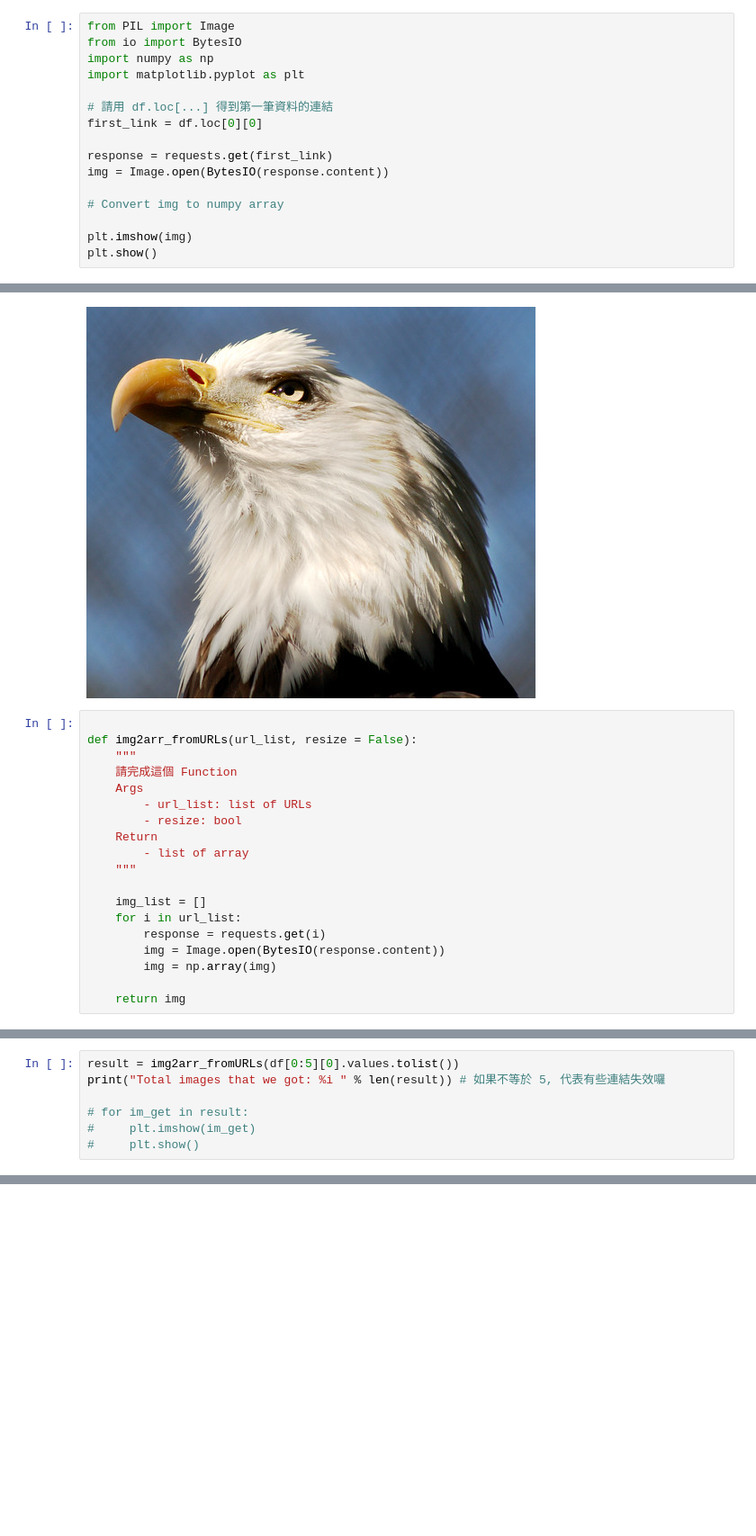
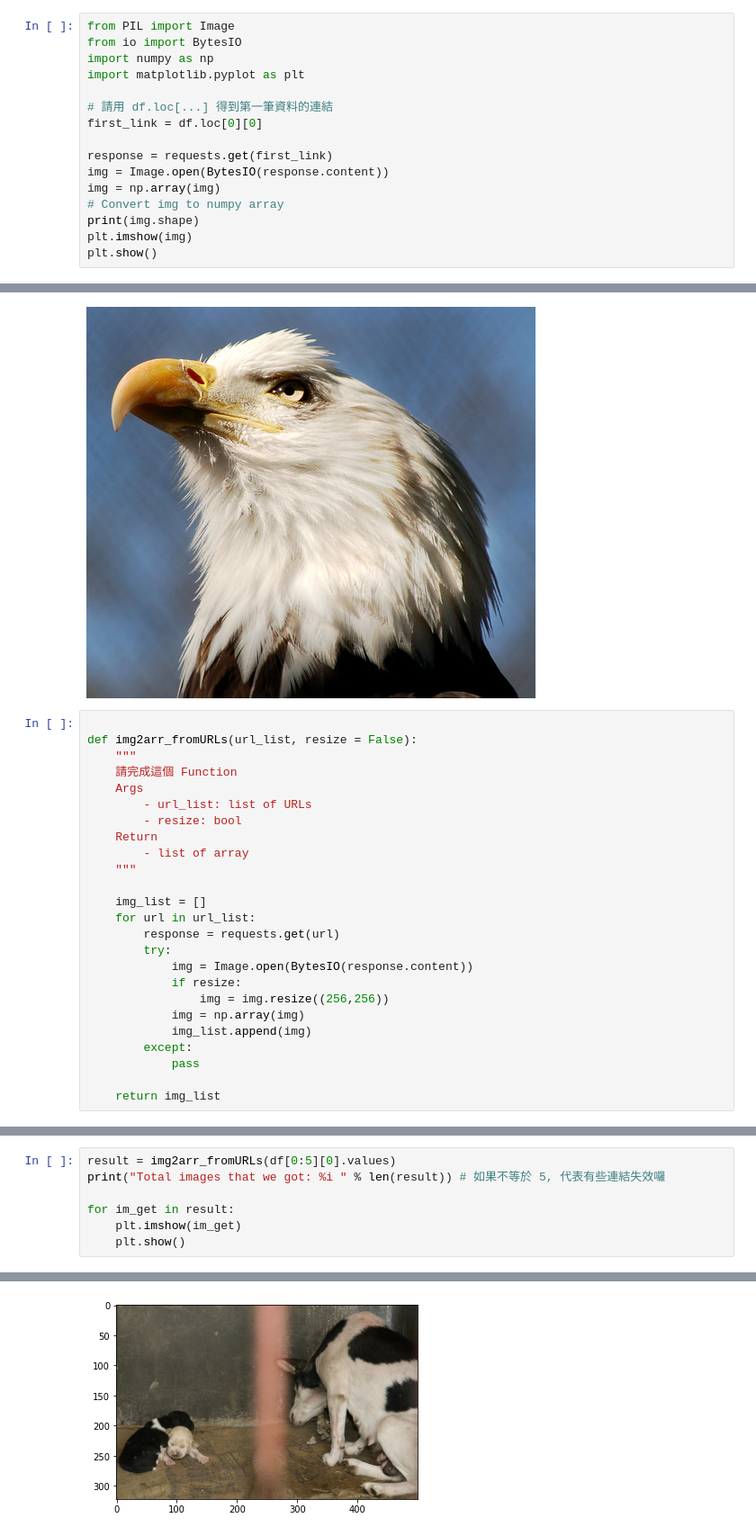
Before and after one commit to aaron0319/1st-DL-CVMarathon, a Jupyter notebook: Day_005-2_HW.ipynb, the cells around one changed output, grey strips where cells are left out. Shown at 90% size. Drawn from its saved outputs; the diff is of its cells as text; blank space fills up the shorter version.

```diff
--- a/Day_005-2_HW.ipynb
+++ b/Day_005-2_HW.ipynb
@@ -101,9 +101,9 @@ first_link = df.loc[0][0]
 
 response = requests.get(first_link)
 img = Image.open(BytesIO(response.content))
-
+img = np.array(img)
 # Convert img to numpy array
-
+print(img.shape)
 plt.imshow(img)
 plt.show()
 # %% [output]
@@ -136,9 +137,15 @@ def img2arr_fromURLs(url_list, resize = False):
     """
 
     img_list = []
-    for i in url_list:
-        response = requests.get(i)
-        img = Image.open(BytesIO(response.content))
-        img = np.array(img)
+    for url in url_list:
+        response = requests.get(url)
+        try:
+            img = Image.open(BytesIO(response.content))
+            if resize:
+                img = img.resize((256,256))
+            img = np.array(img)
+            img_list.append(img)
+        except:
+            pass
 
-    return img
+    return img_list
@@ -150,8 +152,8 @@ result = df[0:5][0].values.tolist()
 # %%
-result = img2arr_fromURLs(df[0:5][0].values.tolist())
+result = img2arr_fromURLs(df[0:5][0].values)
 print("Total images that we got: %i " % len(result)) # 如果不等於 5, 代表有些連結失效囉
 
-# for im_get in result:
-#     plt.imshow(im_get)
-#     plt.show()
+for im_get in result:
+    plt.imshow(im_get)
+    plt.show()
 # %% [output]
@@ -158,0 +162 @@ UnidentifiedImageError: cannot identify image file <_io.BytesIO object at 0x...>
+[figure, added]
```
Also changed, not shown: parts of 4 cells of this notebook.
